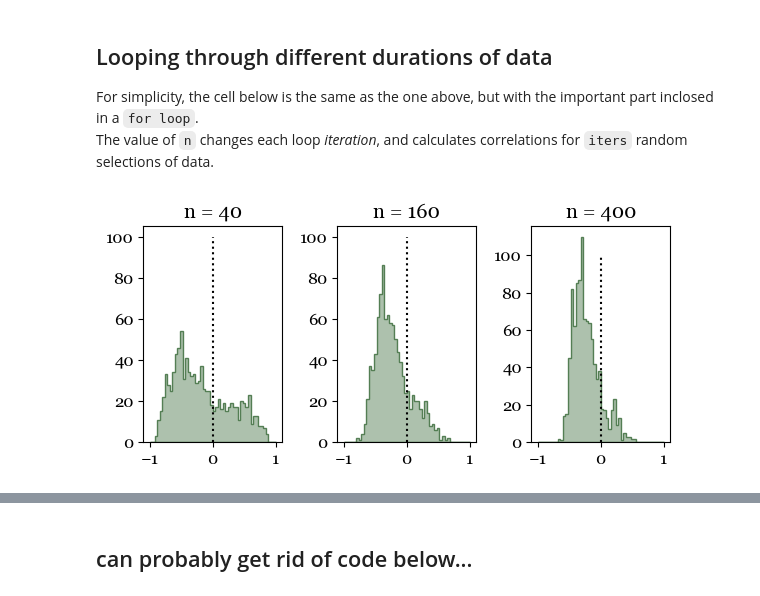
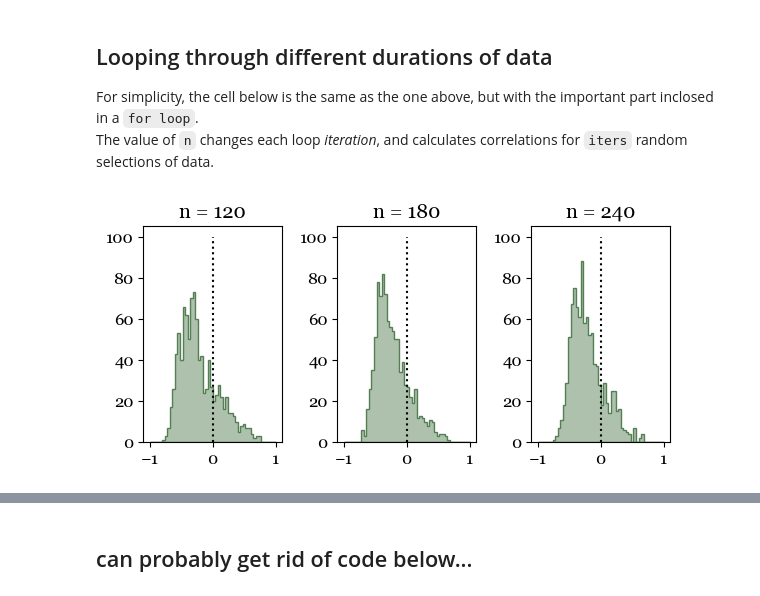
Before and after one commit to jtmiles/GRID_lab_python, a Jupyter notebook: plotting_correlations.ipynb, the cells around one changed output, grey strips where cells are left out. Drawn from its saved outputs; the diff is of its cells as text; code cells hidden in the pictures.

````diff
--- a/plotting_correlations.ipynb
+++ b/plotting_correlations.ipynb
@@ -149,7 +150,7 @@ def genvalidseqs(in_df,col_str,n,n_valid,min_diff,min_uni):
     seq_series = in_df[col_str]
 
     # calculate the rolling sum of values that are not nan
-    countnas = seq_series.notna().rolling(window=n,center=False,min_periods=n_valid).sum()
+    countnas = seq_series.notna().rolling(window=n,center=False,min_periods=int(n_valid)).sum()
     # create a boolean array of values that are above a threshold
     valid_counts = countnas>=n_valid
 
@@ -168,7 +169,7 @@ def genvalidseqs(in_df,col_str,n,n_valid,min_diff,min_uni):
     valid_ends = in_df.index[valid_counts & valid_ranges & valid_unis].to_numpy()
     # valid_ends will be used as ending value in range, need to add 1?
     # prevent negative values
-    return valid_ends[valid_ends>=n]
+    return valid_ends[valid_ends>=(min(in_df.index)+n)]
 # %% [markdown]
 Your goal is to set the values below:
 ```
@@ -183,7 +184,7 @@ min_uni
 # %%
 ###################
 # figure out these values !!!
-n = 20
+n = 120
 min_diff = 2
 min_uni = 5
 ##################
@@ -216,7 +217,7 @@ all_ixs = list(starmap(np.arange,np.array((endixs-n,endixs)).T))
 plot_ixs = np.array(all_ixs[rng.integers(0,high=len(all_ixs))])
 
 # generate a figure
-fig,ax = plt.subplots(figsize=(4,3),tight_layout=True)
+fig,ax = plt.subplots(figsize=(6,3),tight_layout=True)
 
 ax.plot(reg_df.time[plot_ixs],reg_df.PAF[plot_ixs])
 ax.set_ylim([np.percentile(df.PAF[df.PAF.notna()],0.5),
@@ -260,11 +261,13 @@ For simplicity, the cell below is the same as the one above, but with the import
 The value of `n` changes each loop *iteration*, and calculates correlations for `iters` random selections of data. <br>
 # %%
 %%time
+
+# randomly sample and plot distribution of correlations
 
 min_diff = 2
 min_uni = 5
 # looping over this list of values for n
-n_list = [40, 160, 400]
+n_list = [120, 180, 240]
 iters = 1000
 
 # generate a figure
@@ -278,34 +281,40 @@ for n in n_list:
     # proportion of values that cannot be nan
     if n <= 40:
         n_valid = int(np.floor(n*2/3))
     elif n > 40:
         n_valid = int(np.floor(n/2))
 
     # Partial function to add multiple args
     # don't supply the first arg (df_in) b/c that will be the df
     # have to do each iteration b/c n changes
     partial_func = partial(genvalidseqs,col_str="PAF",n=n,n_valid=n_valid,min_diff=min_diff,min_uni=min_uni)
     all_ends = df.loc[df.ID!='71944e',:].groupby(by=["ID","region"]).apply(partial_func, include_groups=False)
     # randomly pick an ID and corresponding reg
     # multi-index tuples for use in groupby object
     randixs = rng.choice(all_ends.index,[iters,1])
     corrs = []
 
     for tup in randixs:
         endixs = np.squeeze(all_ends[tup])
         # randomly pick one of the valid sequences
         randix = rng.choice(endixs)
-        plot_ixs = np.arange(randix-n,randix)+1
+        use_ixs = np.arange(randix-n,randix)+1
         # mask out nans
-        nanmask = df.loc[plot_ixs,["PAF","INT"]].notna().all(axis=1)
+        nanmask = df.loc[use_ixs,["PAF","INT"]].notna().all(axis=1)
+
+        INTs = df.INT[use_ixs[nanmask]]
+        PAFs = df.PAF[use_ixs[nanmask]]
+        assert(np.sum(nanmask)>=n_valid)
+        assert(len(df.region[use_ixs[nanmask]].unique())==1)
+
         # calculate correlation
-        corrs.append(stats.pearsonr(df.INT[plot_ixs[nanmask]],df.PAF[plot_ixs[nanmask]]).statistic)
+        corrs.append(stats.pearsonr(df.INT[use_ixs[nanmask]],df.PAF[use_ixs[nanmask]]).statistic)
 
     ax[col].hist(corrs,bins=np.linspace(-1,1,51),histtype='stepfilled',ec=[0.2,0.4,0.2,0.8],fc=[0.2,0.4,0.2,0.4])
     ax[col].plot([0,0],[0,iters/10],"k:")
     ax[col].set_title("n = "+str(n))
     col = col+1
 # show the plots (at the end - out of the loop)
 plt.show()
 # %% [output]
-[figure, old version]
+[figure, new version]
````
Also changed, not shown: parts of 10 cells of this notebook.
